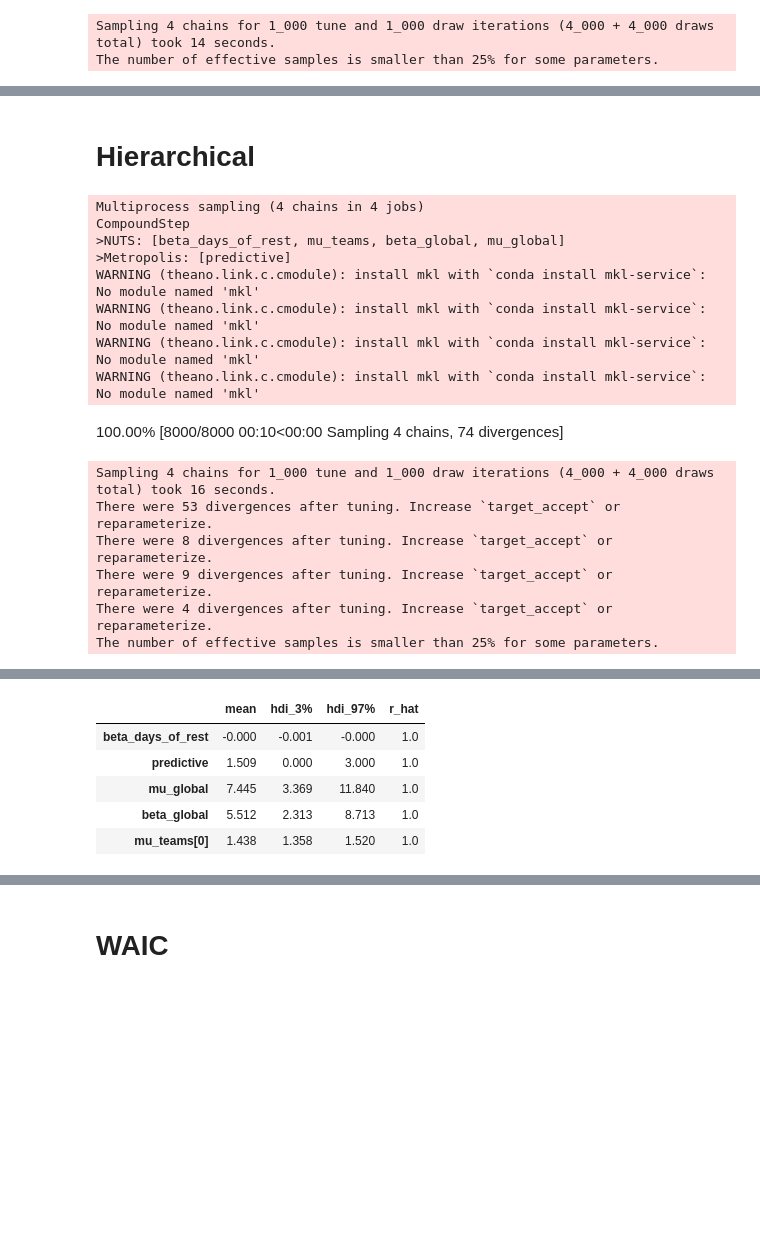
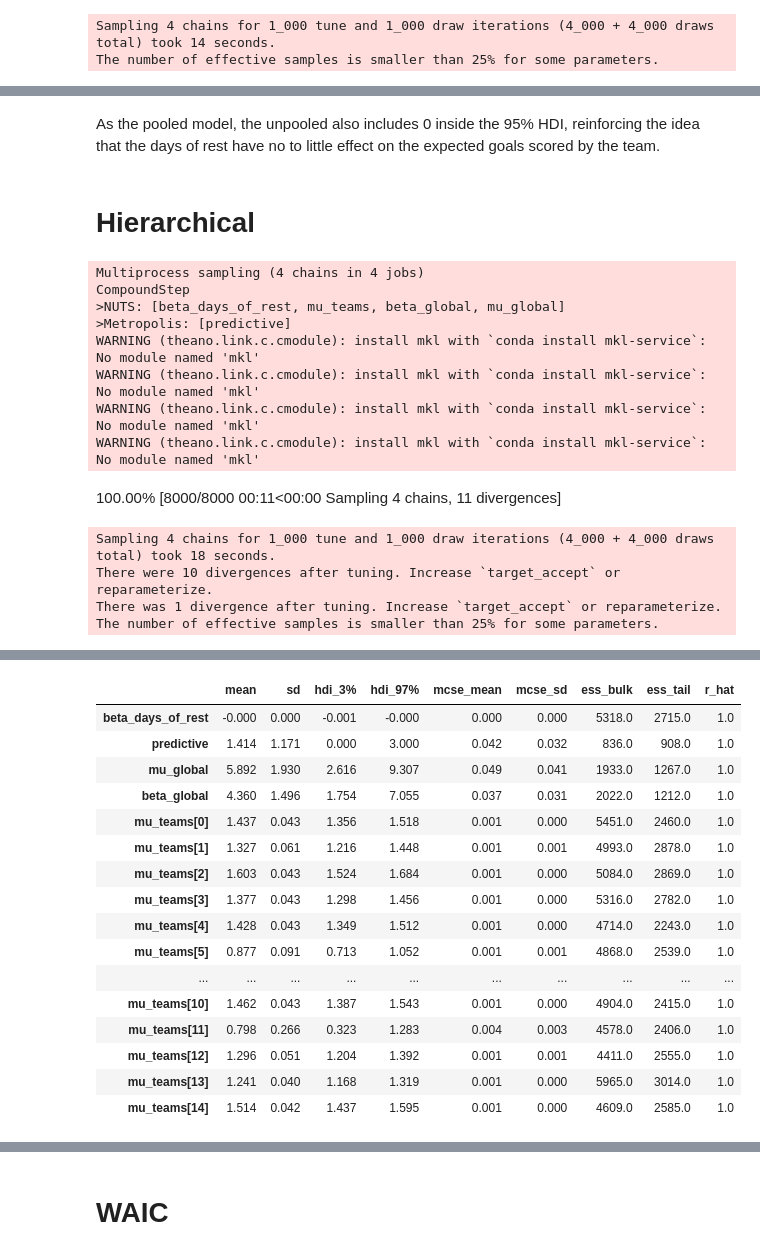
Before and after one commit to k0ruy/bayesian_retry, a Jupyter notebook: retry/modelling_RETRY.ipynb, the cells around one changed output, grey strips where cells are left out. Saved outputs shown, nothing was run; the diff lists cells and outputs as text; code cells hidden in the pictures; blank space fills up the shorter version.

```diff
--- a/retry/modelling_RETRY.ipynb
+++ b/retry/modelling_RETRY.ipynb
@@ -196,8 +194,8 @@ $$
 beta = \frac{mu}{sigma^2}
 $$
 # %%
-mu = 3.6
-sigma = 1.8
+mu = 2.75
+sigma = 1.37
 
 alpha = mu**2 / sigma**2
 beta = mu / sigma**2
@@ -409,3 +422,5 @@ array([[<AxesSubplot: title={'center': 'beta_days_of_rest'}>,
+# %% [markdown]
+As the pooled model, the unpooled also includes 0 inside the 95% HDI, reinforcing the idea that the days of rest have no to little effect on the expected goals scored by the team.
 # %% [markdown]
 # Hierarchical
 # %%
@@ -442,26 +457,35 @@ WARNING (theano.link.c.cmodule): install mkl with `conda install mkl-service`: N
 WARNING (theano.link.c.cmodule): install mkl with `conda install mkl-service`: No module named 'mkl'
 WARNING (theano.link.c.cmodule): install mkl with `conda install mkl-service`: No module named 'mkl'
 WARNING (theano.link.c.cmodule): install mkl with `conda install mkl-service`: No module named 'mkl'
-100.00% [8000/8000 00:10<00:00 Sampling 4 chains, 74 divergences]
+100.00% [8000/8000 00:11<00:00 Sampling 4 chains, 11 divergences]
-Sampling 4 chains for 1_000 tune and 1_000 draw iterations (4_000 + 4_000 draws total) took 16 seconds.
-There were 53 divergences after tuning. Increase `target_accept` or reparameterize.
-There were 8 divergences after tuning. Increase `target_accept` or reparameterize.
-There were 9 divergences after tuning. Increase `target_accept` or reparameterize.
-There were 4 divergences after tuning. Increase `target_accept` or reparameterize.
+Sampling 4 chains for 1_000 tune and 1_000 draw iterations (4_000 + 4_000 draws total) took 18 seconds.
+There were 10 divergences after tuning. Increase `target_accept` or reparameterize.
+There was 1 divergence after tuning. Increase `target_accept` or reparameterize.
 The number of effective samples is smaller than 25% for some parameters.
 # %%
 pm.model_to_graphviz(hierarchical_model)
 # %% [output]
 [drawing not drawn]
 # %%
-az.summary(trace_hierarchical)[["mean","hdi_3%","hdi_97%","r_hat"]].head()
+az.summary(trace_hierarchical)
 # %% [output]
-|  | mean | hdi_3% | hdi_97% | r_hat |
-| beta_days_of_rest | -0.000 | -0.001 | -0.000 | 1.0 |
-| predictive | 1.509 | 0.000 | 3.000 | 1.0 |
-| mu_global | 7.445 | 3.369 | 11.840 | 1.0 |
-| beta_global | 5.512 | 2.313 | 8.713 | 1.0 |
-| mu_teams[0] | 1.438 | 1.358 | 1.520 | 1.0 |
+|  | mean | sd | hdi_3% | hdi_97% | mcse_mean | mcse_sd | ess_bulk | ess_tail | r_hat |
+| beta_days_of_rest | -0.000 | 0.000 | -0.001 | -0.000 | 0.000 | 0.000 | 5318.0 | 2715.0 | 1.0 |
+| predictive | 1.414 | 1.171 | 0.000 | 3.000 | 0.042 | 0.032 | 836.0 | 908.0 | 1.0 |
+| mu_global | 5.892 | 1.930 | 2.616 | 9.307 | 0.049 | 0.041 | 1933.0 | 1267.0 | 1.0 |
+| beta_global | 4.360 | 1.496 | 1.754 | 7.055 | 0.037 | 0.031 | 2022.0 | 1212.0 | 1.0 |
+| mu_teams[0] | 1.437 | 0.043 | 1.356 | 1.518 | 0.001 | 0.000 | 5451.0 | 2460.0 | 1.0 |
+| mu_teams[1] | 1.327 | 0.061 | 1.216 | 1.448 | 0.001 | 0.001 | 4993.0 | 2878.0 | 1.0 |
+| mu_teams[2] | 1.603 | 0.043 | 1.524 | 1.684 | 0.001 | 0.000 | 5084.0 | 2869.0 | 1.0 |
+| mu_teams[3] | 1.377 | 0.043 | 1.298 | 1.456 | 0.001 | 0.000 | 5316.0 | 2782.0 | 1.0 |
+| mu_teams[4] | 1.428 | 0.043 | 1.349 | 1.512 | 0.001 | 0.000 | 4714.0 | 2243.0 | 1.0 |
+| mu_teams[5] | 0.877 | 0.091 | 0.713 | 1.052 | 0.001 | 0.001 | 4868.0 | 2539.0 | 1.0 |
+| ... | ... | ... | ... | ... | ... | ... | ... | ... | ... |
+| mu_teams[10] | 1.462 | 0.043 | 1.387 | 1.543 | 0.001 | 0.000 | 4904.0 | 2415.0 | 1.0 |
+| mu_teams[11] | 0.798 | 0.266 | 0.323 | 1.283 | 0.004 | 0.003 | 4578.0 | 2406.0 | 1.0 |
+| mu_teams[12] | 1.296 | 0.051 | 1.204 | 1.392 | 0.001 | 0.001 | 4411.0 | 2555.0 | 1.0 |
+| mu_teams[13] | 1.241 | 0.040 | 1.168 | 1.319 | 0.001 | 0.000 | 5965.0 | 3014.0 | 1.0 |
+| mu_teams[14] | 1.514 | 0.042 | 1.437 | 1.595 | 0.001 | 0.000 | 4609.0 | 2585.0 | 1.0 |
 # %%
 posterior_unp = trace_unpooled.posterior.assign_coords(mu_teams_dim_0=teams)
 posterior_hier = trace_hierarchical.posterior.assign_coords(mu_teams_dim_0=teams)
```
Also changed, not shown: parts of 18 cells of this notebook, 11 other files.
